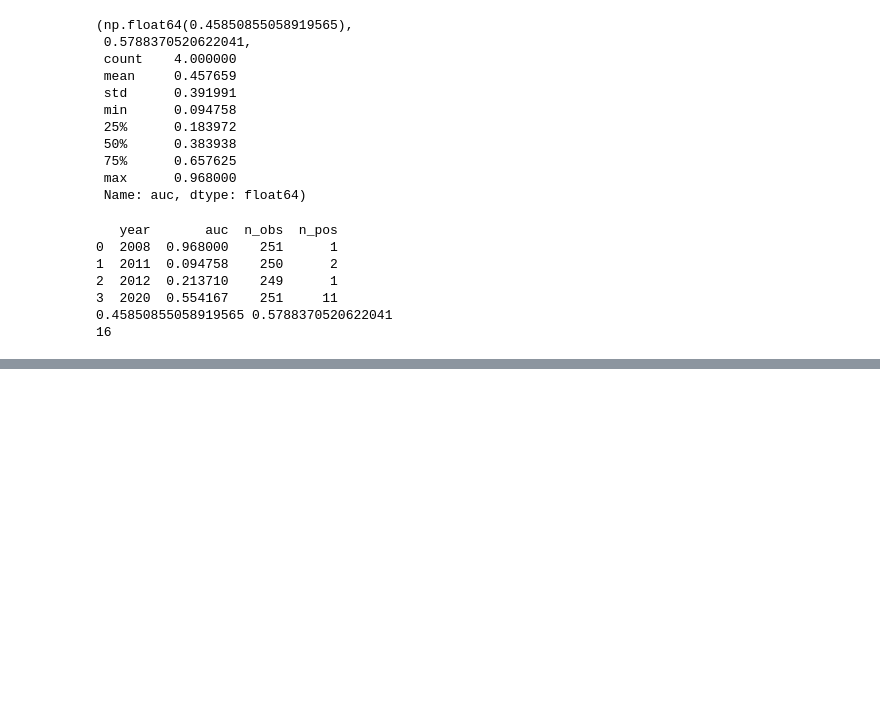
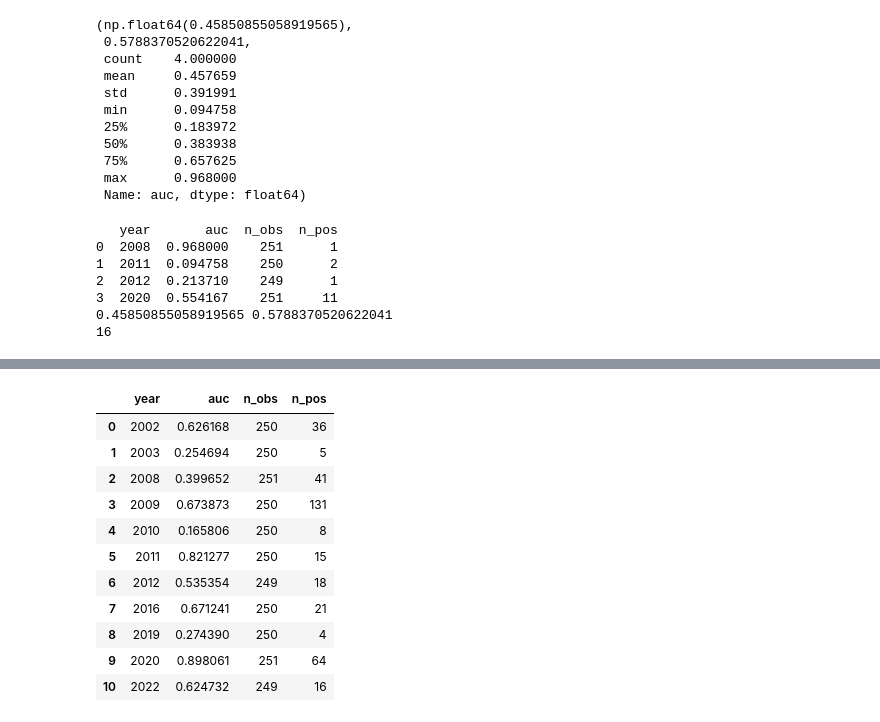
Before and after one commit to WickedoneC/credit_spread_regime, a Jupyter notebook: notebooks/01_eda_spread_regimes.ipynb, the cells around one changed output, grey strips where cells are left out. Cells and saved outputs as stored; diff of their text form; code cells hidden in the pictures; blank space fills up the shorter version.

```diff
--- a/notebooks/01_eda_spread_regimes.ipynb
+++ b/notebooks/01_eda_spread_regimes.ipynb
@@ -859,0 +934,61 @@ print(y.sum())
+# %%
+from sklearn.linear_model import LogisticRegression
+from sklearn.preprocessing import StandardScaler
+from sklearn.pipeline import Pipeline
+from sklearn.metrics import roc_auc_score
+import pandas as pd
+import numpy as np
+
+pipe = Pipeline([
+    ("scaler", StandardScaler()),
+    ("clf", LogisticRegression(max_iter=3000, class_weight="balanced"))
+])
+
+years = sorted(eval_df.index.year.unique())
+min_train_years = 5
+
+results = []
+all_y = []
+all_proba = []
+
+for i in range(min_train_years, len(years)):
+    train_years = years[:i]
+    test_year = years[i]
+
+    train_idx = eval_df.index.year.isin(train_years)
+    test_idx = eval_df.index.year == test_year
+
+    X_train, y_train = X.loc[train_idx], y.loc[train_idx]
+    X_test, y_test = X.loc[test_idx], y.loc[test_idx]
+
+    if y_train.nunique() < 2 or y_test.nunique() < 2:
+        continue
+
+    pipe.fit(X_train, y_train)
+    y_proba = pipe.predict_proba(X_test)[:, 1]
+
+    auc = roc_auc_score(y_test, y_proba)
+    results.append((test_year, auc, int(test_idx.sum()), int(y_test.sum())))
+
+    all_y.append(y_test)
+    all_proba.append(pd.Series(y_proba, index=y_test.index))
+
+res_df = pd.DataFrame(
+    results,
+    columns=["year", "auc", "n_obs", "n_pos"]
+)
+
+res_df
+# %% [output]
+|  | year | auc | n_obs | n_pos |
+| 0 | 2002 | 0.626168 | 250 | 36 |
+| 1 | 2003 | 0.254694 | 250 | 5 |
+| 2 | 2008 | 0.399652 | 251 | 41 |
+| 3 | 2009 | 0.673873 | 250 | 131 |
+| 4 | 2010 | 0.165806 | 250 | 8 |
+| 5 | 2011 | 0.821277 | 250 | 15 |
+| 6 | 2012 | 0.535354 | 249 | 18 |
+| 7 | 2016 | 0.671241 | 250 | 21 |
+| 8 | 2019 | 0.274390 | 250 | 4 |
+| 9 | 2020 | 0.898061 | 251 | 64 |
+| 10 | 2022 | 0.624732 | 249 | 16 |
```
Also changed, not shown: parts of 8 cells of this notebook, 3 other files.
